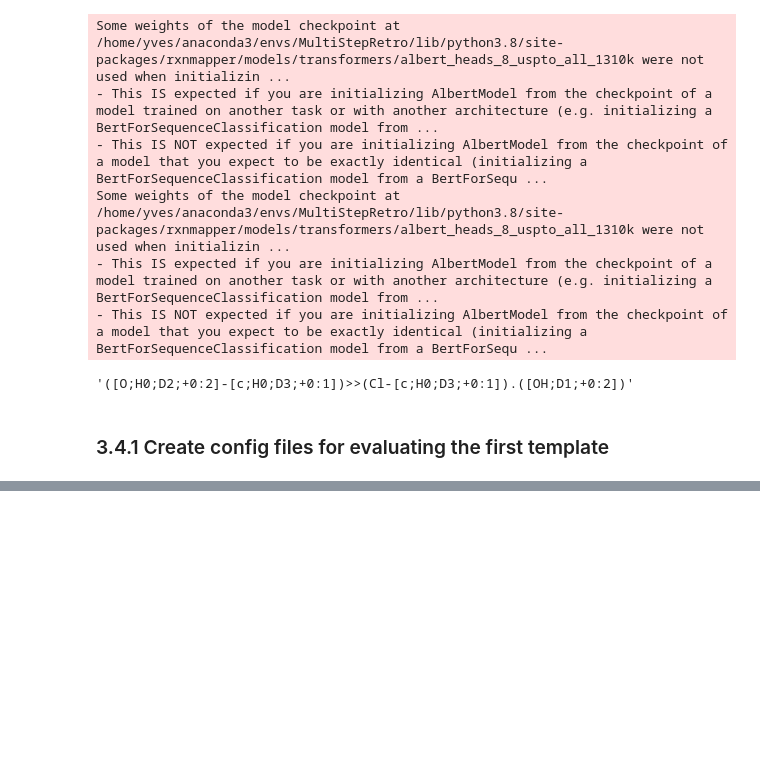
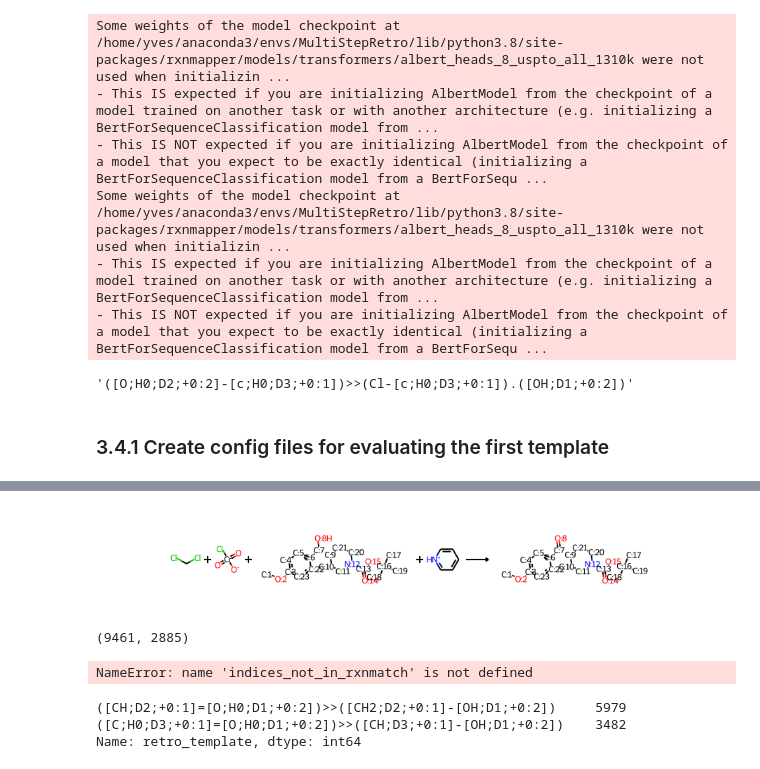
Before and after one commit to yvsgrndjn/USPTO_balance, a Jupyter notebook: notebooks/B_enrichment_workflow.ipynb, the cells around one changed output, grey strips where cells are left out. Cells and saved outputs as stored; diff of their text form; code cells hidden in the pictures; blank space fills up the shorter version.

```diff
--- a/notebooks/B_enrichment_workflow.ipynb
+++ b/notebooks/B_enrichment_workflow.ipynb
@@ -1226,0 +1319,18 @@ with open(f'/home/yves/Documents/GitHub/USPTO_balance/config_files/config_part2_
+# %%
+#coh_pattern = Chem.MolFromSmarts('[C:1]-[OH:2]')
+#ccoc_pattern = Chem.MolFromSmarts('[C][CX3:1](=[O:2])[#6]')
+coh_to_ccoh_rxn_patt = AllChem.ReactionFromSmarts('[C:1]-[OH:2]>>[C][CX3:1](=[O:2])[#6]')
+uspto_rxns = [AllChem.ReactionFromSmarts(uspto_temp_df.at[i, 'MAPPED_SMILES'], useSmiles=True) for i in range(len(uspto_temp_df))]
+# %%
+#if the reactions are not sanitized, they will not work in the HasReactionSubstructMatch function
+for i in range(len(uspto_rxns)):
+    AllChem.SanitizeRxn(uspto_rxns[i])
+# %%
+indices = []
+for i in tqdm(range(len(uspto_rxns))):
+    try:
+        if AllChem.HasReactionSubstructMatch(uspto_rxns[i], coh_to_ccoh_rxn_patt):
+            indices.append(i)
+    except:
+        print(i)
+        continue
@@ -1226,0 +1341,2 @@ with open(f'/home/yves/Documents/GitHub/USPTO_balance/config_files/config_part2_
+# %%
+uspto_temp_df_oh_to_ket = uspto_temp_df.loc[indices]
@@ -1226,0 +1358,7 @@ with open(f'/home/yves/Documents/GitHub/USPTO_balance/config_files/config_part2_
+# %%
+#observe the kind of reactions we have in the most present template(delete in last cleaning)
+i = 3
+match = uspto_temp_df_oh_to_ket['template_hash'].value_counts().index.tolist()[0]
+AllChem.ReactionFromSmarts(uspto_temp_df_oh_to_ket[uspto_temp_df_oh_to_ket['template_hash']==match]['MAPPED_SMILES'].iloc[i], useSmiles=True)
+# %% [output]
+[figure, added]
@@ -1226,0 +1370,5 @@ with open(f'/home/yves/Documents/GitHub/USPTO_balance/config_files/config_part2_
+# %%
+#investigate corresponding template hashes that did not match the reaction pattern (1)
+len(ind_temphash), len(ind_rxnmatch)
+# %% [output]
+(9461, 2885)
@@ -1226,0 +1379,15 @@ with open(f'/home/yves/Documents/GitHub/USPTO_balance/config_files/config_part2_
+# %%
+#investigate corresponding template hashes that did not match the reaction pattern (3)
+i = 6
+AllChem.ReactionFromSmarts(uspto_temp_df.iloc[indices_not_in_rxnmatch]['MAPPED_SMILES'].iloc[i], useSmiles=True)
+# %% [output]
+NameError: name 'indices_not_in_rxnmatch' is not defined
+# %%
+#determine all the templates for the template hash to determine which one to use
+
+match = uspto_temp_df_oh_to_ket['template_hash'].value_counts().index.tolist()[0]
+uspto_temp_df[uspto_temp_df['template_hash']==match]['retro_template'].value_counts()#.index.tolist()
+# %% [output]
+([CH;D2;+0:1]=[O;H0;D1;+0:2])>>([CH2;D2;+0:1]-[OH;D1;+0:2])     5979
+([C;H0;D3;+0:1]=[O;H0;D1;+0:2])>>([CH;D3;+0:1]-[OH;D1;+0:2])    3482
+Name: retro_template, dtype: int64
```
Also changed, not shown: parts of 225 cells of this notebook, 1 other file.
